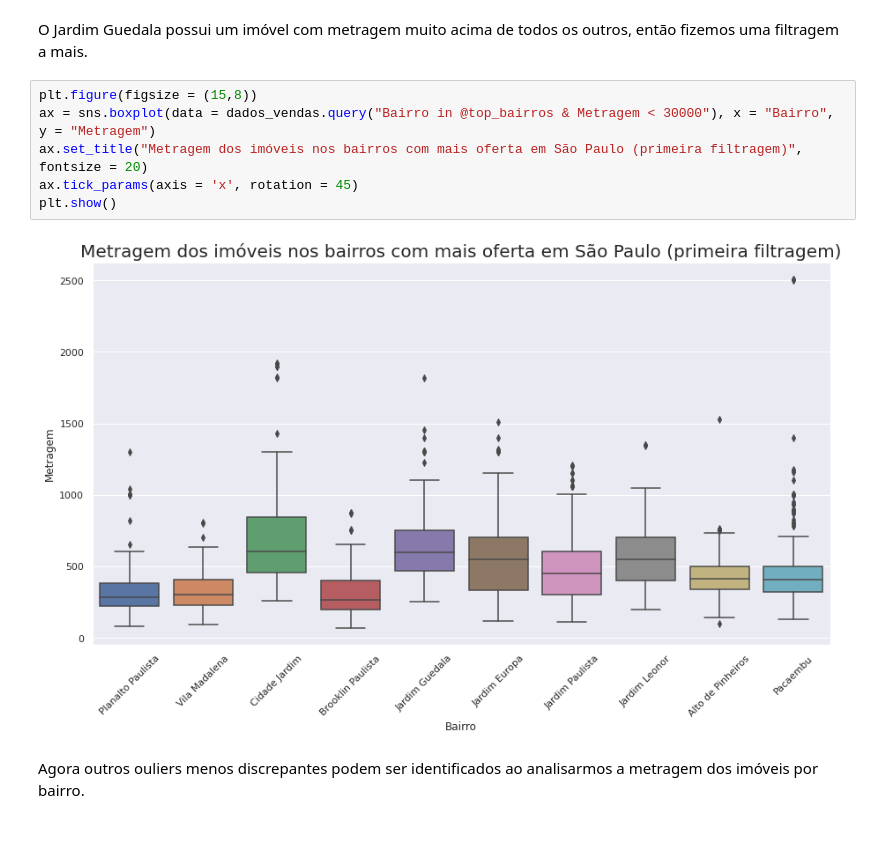
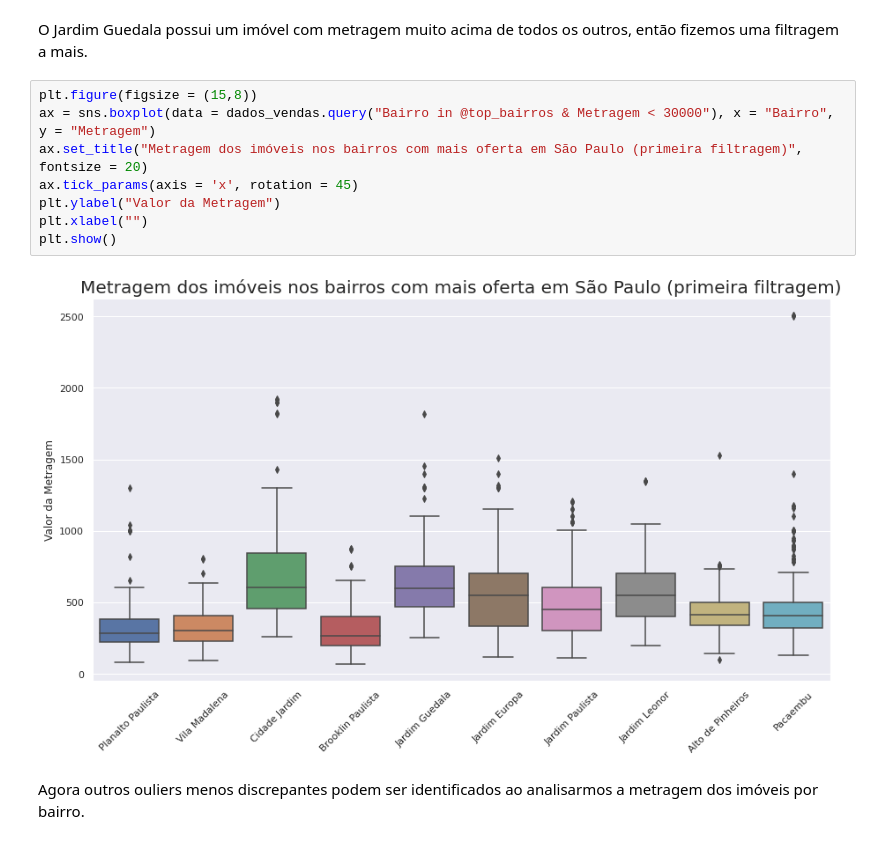
Before and after one commit to Tathy/Pesquisa-Imoveis-SP, a Jupyter notebook: Pesquisa_de_imóveis_em_São_Paulo_Imersão_Dados_Alura.ipynb, the cells around one changed output. Cells and saved outputs as stored; diff of their text form.

```diff
--- a/Pesquisa_de_imóveis_em_São_Paulo_Imersão_Dados_Alura.ipynb
+++ b/Pesquisa_de_imóveis_em_São_Paulo_Imersão_Dados_Alura.ipynb
@@ -853,11 +857,13 @@ O Jardim Guedala possui um imóvel com metragem muito acima de todos os outros,
 # %%
 plt.figure(figsize = (15,8))
 ax = sns.boxplot(data = dados_vendas.query("Bairro in @top_bairros & Metragem < 30000"), x = "Bairro", y = "Metragem")
 ax.set_title("Metragem dos imóveis nos bairros com mais oferta em São Paulo (primeira filtragem)", fontsize = 20)
 ax.tick_params(axis = 'x', rotation = 45)
+plt.ylabel("Valor da Metragem")
+plt.xlabel("")
 plt.show()
 # %% [output]
-[figure, old version]
+[figure, new version]
 # %% [markdown]
 Agora outros ouliers menos discrepantes podem ser identificados ao analisarmos a metragem dos imóveis por bairro.
 # %% [markdown]
```
Also changed, not shown: parts of 47 cells of this notebook, 1 other file.
